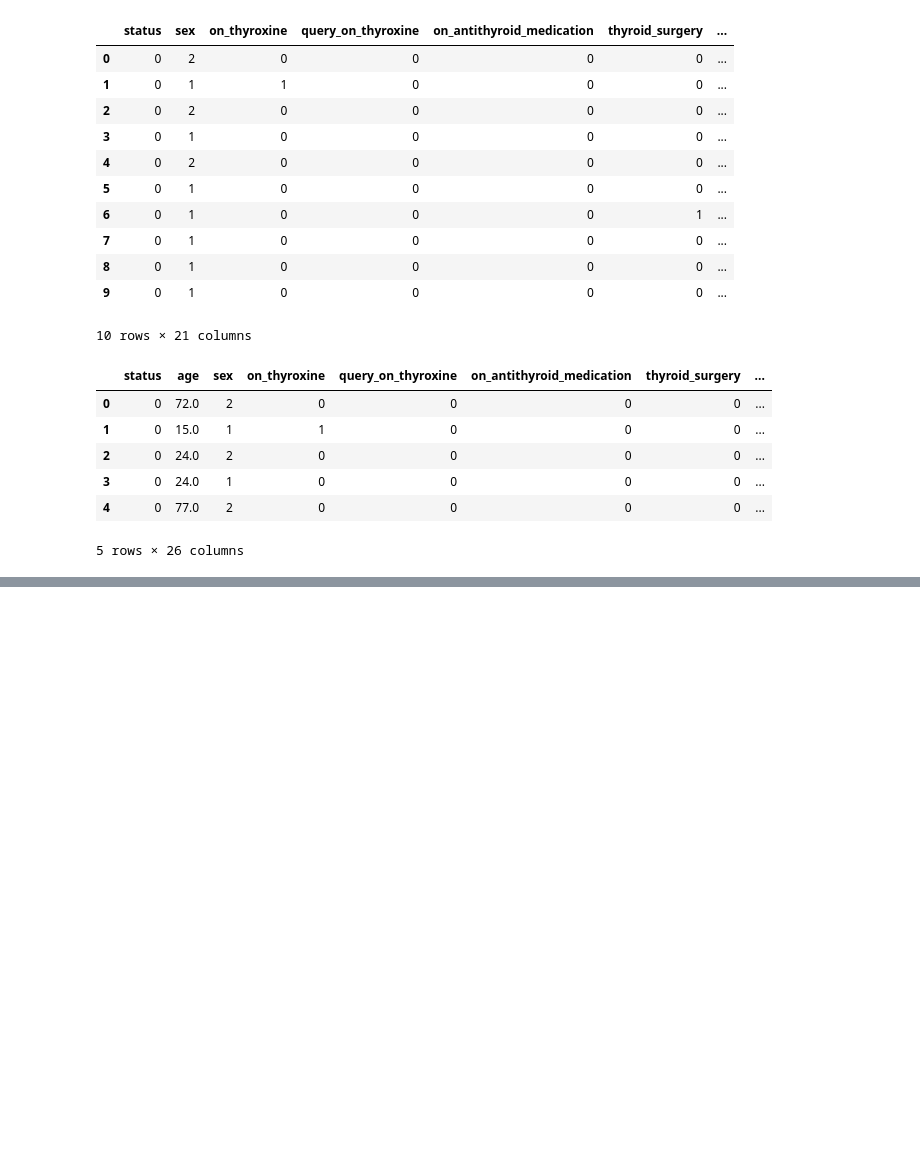
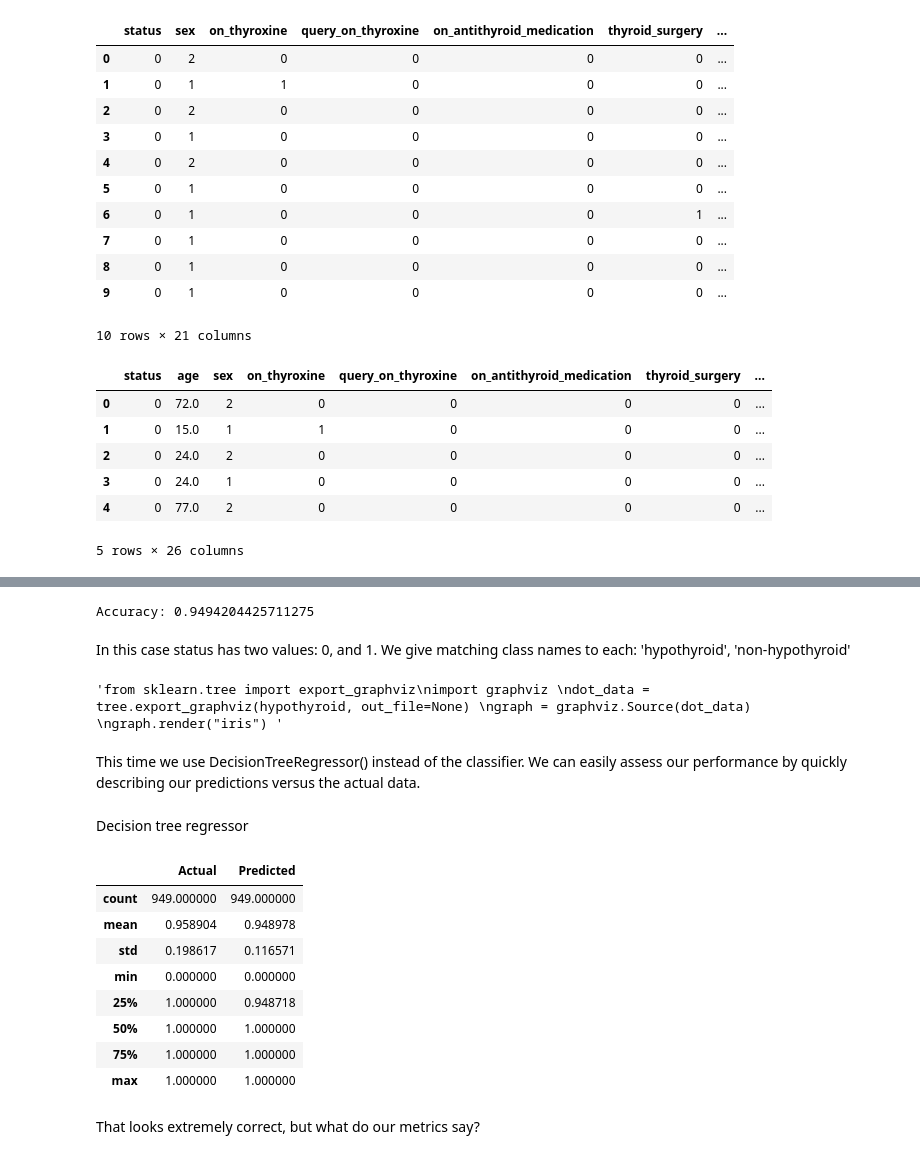
Before and after one commit to whiteroserobot/Checking-for-Hypothyroidism-python-supervised-learning, a Jupyter notebook: ipweek8.ipynb, the cells around one changed output, grey strips where cells are left out. Drawn from its saved outputs; the diff is of its cells as text; code cells hidden in the pictures; blank space fills up the shorter version.

```diff
--- a/ipweek8.ipynb
+++ b/ipweek8.ipynb
@@ -680,0 +687,15 @@ hypothyroid.head()
+# %%
+from sklearn.tree import DecisionTreeClassifier
+from sklearn.model_selection import train_test_split
+
+# Split the independent and dependent variables
+# We want to predict if someone is a social drinker, so let's use that column as our Y
+y = hypothyroid['status'].values
+
+test_features = ['sex', 'on_thyroxine', 'age', 'on_antithyroid_medication', 'thyroid_surgery', 'pregnant','sick','tumor','goitre']
+# the above will be the first features.
+
+X = hypothyroid[test_features].values
+
+# Train using 80% of the hypothyroid.
+X_train, X_test, y_train, y_test = train_test_split(X, y, test_size=0.3, random_state=0)
@@ -680,0 +704,58 @@ hypothyroid.head()
+# %%
+# Create a decision tree classifier
+
+tree = DecisionTreeClassifier()
+
+# Train it on our training set.
+tree = tree.fit(X_train, y_train)
+
+# Predict based on the model we've trained
+y_pred = tree.predict(X_test)
+
+
+from sklearn import metrics
+
+# Model Accuracy, how often is the classifier correct?
+print("Accuracy:",metrics.accuracy_score(y_test, y_pred))
+# %% [output]
+Accuracy: 0.9494204425711275
+# %% [markdown]
+In this case status has two values: 0, and 1. We give matching class names to each: 'hypothyroid', 'non-hypothyroid'
+# %%
+'''from sklearn.tree import export_graphviz
+import graphviz
+dot_data = tree.export_graphviz(hypothyroid, out_file=None)
+graph = graphviz.Source(dot_data)
+graph.render("iris") '''
+# %% [output]
+'from sklearn.tree import export_graphviz\nimport graphviz \ndot_data = tree.export_graphviz(hypothyroid, out_file=None) \ngraph = graphviz.Source(dot_data) \ngraph.render("iris") '
+# %% [markdown]
+This time we use DecisionTreeRegressor() instead of the classifier. We can easily assess our performance by quickly describing our predictions versus the actual data.
+# %% [markdown]
+Decision tree regressor
+# %%
+# Create a decision tree regressor
+from sklearn.tree import DecisionTreeRegressor
+tree = DecisionTreeRegressor()
+
+# Train it on our training set.
+tree = tree.fit(X_train, y_train)
+
+# Predict based on the model we've trained
+y_pred = tree.predict(X_test)
+
+comparison_frame = pd.DataFrame({'Actual': y_test.flatten(), 'Predicted': y_pred.flatten()})
+
+comparison_frame.describe()
+# %% [output]
+|  | Actual | Predicted |
+| count | 949.000000 | 949.000000 |
+| mean | 0.958904 | 0.948978 |
+| std | 0.198617 | 0.116571 |
+| min | 0.000000 | 0.000000 |
+| 25% | 1.000000 | 0.948718 |
+| 50% | 1.000000 | 1.000000 |
+| 75% | 1.000000 | 1.000000 |
+| max | 1.000000 | 1.000000 |
+# %% [markdown]
+That looks extremely correct, but what do our metrics say?
```
Also changed, not shown: parts of 29 cells of this notebook.
